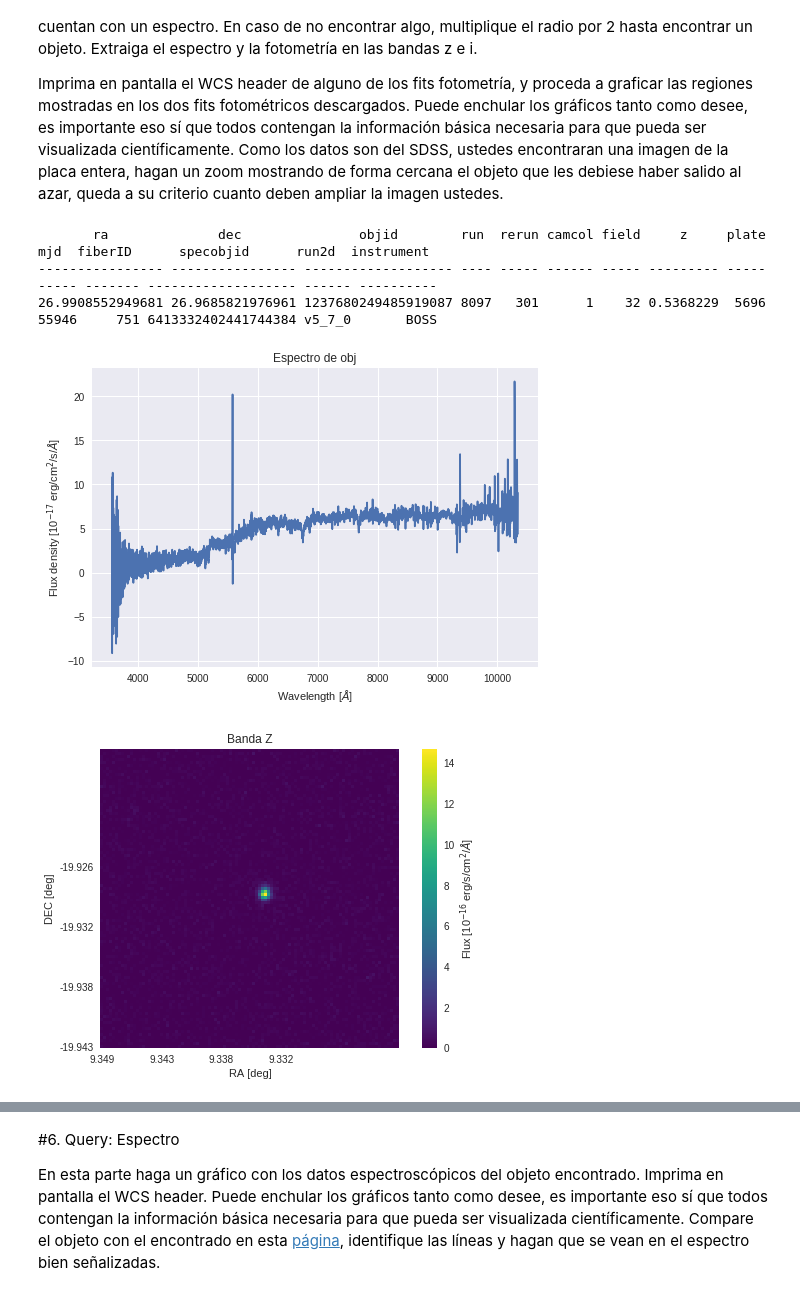
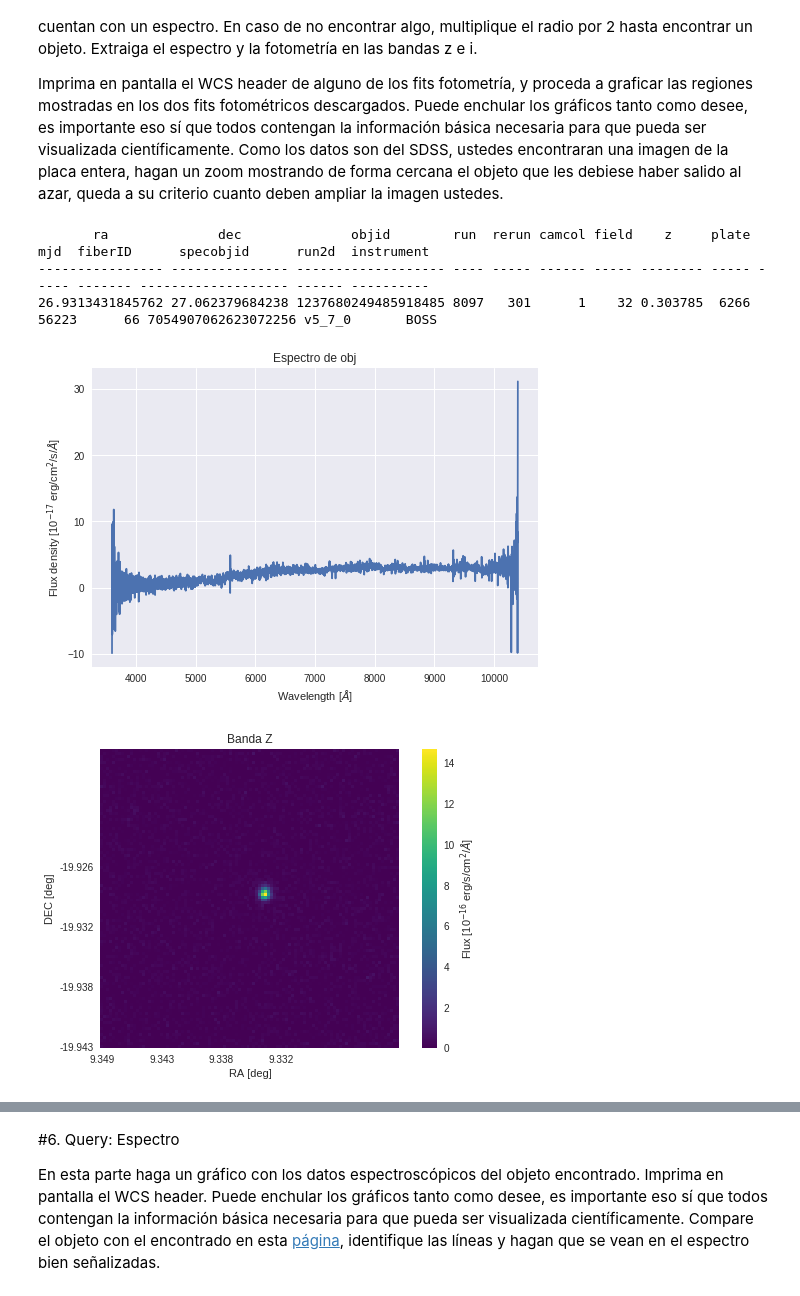
Before and after one commit to chenriquezb/minitarea4, a Jupyter notebook: minitarea4.ipynb, the cells around one changed output, grey strips where cells are left out. Saved outputs shown, nothing was run; the diff lists cells and outputs as text; code cells hidden in the pictures.

```diff
--- a/minitarea4.ipynb
+++ b/minitarea4.ipynb
@@ -260,47 +260,37 @@ from astroquery.sdss import SDSS
 xid = SDSS.query_region(obj, radius=320*u.arcsec, spectro=True)
 print(xid[7])
 spec=SDSS.get_spectra(matches=xid)
 imz=SDSS.get_images(matches=xid, band='z') #fotometrías en la banda z e  i
 imi=SDSS.get_images(matches=xid,band='i')
 dataz=imz[7][0].data #objeto que tiene expectro en SDSS
 datai=imi[7][0].data
-
-fits=spec[0]
-fitsdata=fits[1].data
-flux=fitsdata['flux']
-lam=fitsdata['loglam']
-plt.plot(10**lam,flux)
-plt.ylabel('Flux density [10$^{-17}$ erg/cm$^2$/s/$\AA$]')
-plt.xlabel(('Wavelength [$\AA$]'))
-plt.title('Espectro de obj')
-plt.show()
 
 plt.imshow(dataz[900:1000,700:800],cmap='viridis',origin='lower',vmin=0)
 plt.xticks((0,20,40,60),(round(ra[0],3),round(ra[20],3),round(ra[40],3),round(ra[60],3))) #xticks a RA
 plt.yticks((0,20,40,60),(round(dec[0],3),round(dec[20],3),round(dec[40],3),round(dec[60],3)))  #yticks a DEC
 plt.xlabel('RA [deg]')
 plt.ylabel('DEC [deg]')
 plt.title('Banda Z')
 plt.grid(b=None) #quitar las lineas de la imagen
 cb=plt.colorbar(orientation='vertical')
 cb.set_label('Flux [10$^{-16}$ erg/s/cm$^2$/$\AA$]')
 plt.show()
 
 plt.imshow(datai[900:1000,700:800],cmap='viridis',origin='lower',vmin=0)
 plt.xticks((0,20,40,60),(round(ra[0],3),round(ra[20],3),round(ra[40],3),round(ra[60],3))) #xticks a RA
 plt.yticks((0,20,40,60),(round(dec[0],3),round(dec[20],3),round(dec[40],3),round(dec[60],3)))  #yticks a DEC
 plt.xlabel('RA [deg]')
 plt.ylabel('DEC [deg]')
 plt.title('Banda I')
 plt.grid(b=None) #quitar las lineas de la imagen
 cb=plt.colorbar(orientation='vertical')
 cb.set_label('Flux [10$^{-16}$ erg/s/cm$^2$/$\AA$]')
 plt.show()
 # %% [output]
-       ra              dec               objid        run  rerun camcol field     z     plate  mjd  fiberID      specobjid      run2d  instrument
----------------- ---------------- ------------------- ---- ----- ------ ----- --------- ----- ----- ------- ------------------- ------ ----------
-26.9908552949681 26.9685821976961 1237680249485919087 8097   301      1    32 0.5368229  5696 55946     751 6413332402441744384 v5_7_0       BOSS
+       ra              dec              objid        run  rerun camcol field    z     plate  mjd  fiberID      specobjid      run2d  instrument
+---------------- --------------- ------------------- ---- ----- ------ ----- -------- ----- ----- ------- ------------------- ------ ----------
+26.9313431845762 27.062379684238 1237680249485918485 8097   301      1    32 0.303785  6266 56223      66 7054907062623072256 v5_7_0       BOSS
-[figure, old version]
+[figure, new version]
 [figure]
 [figure]
 # %% [markdown]
```
Also changed, not shown: parts of 1 cell of this notebook.
